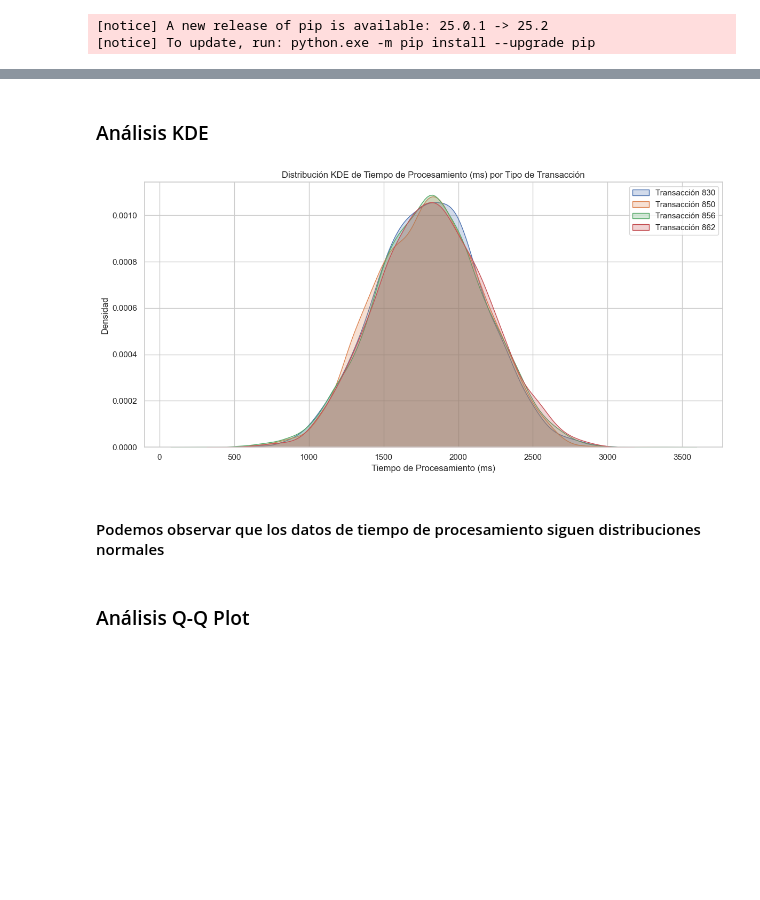
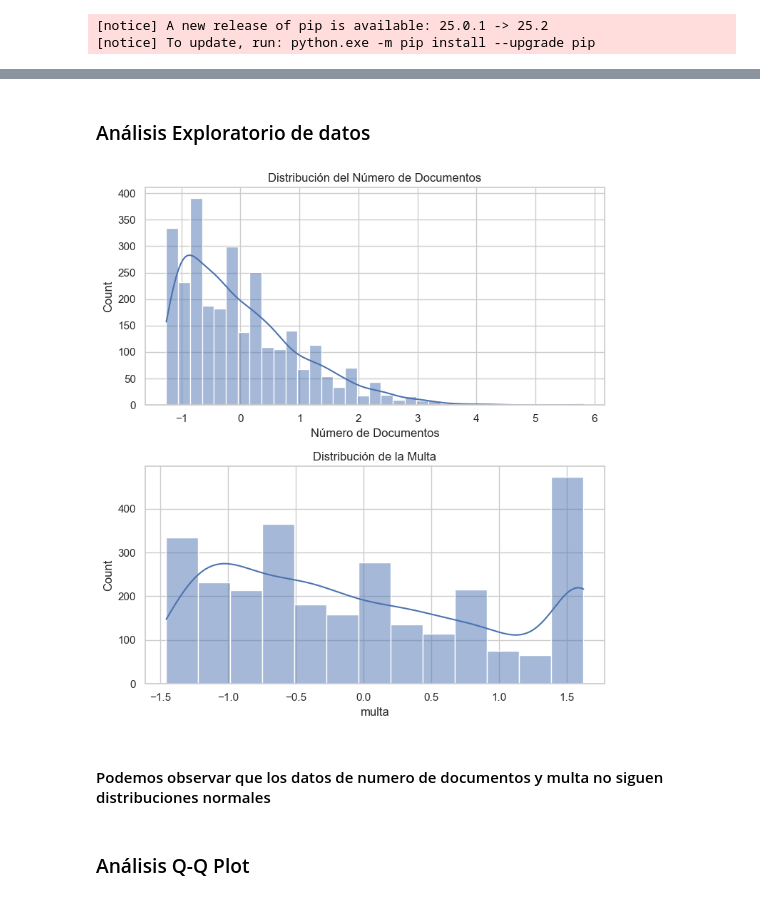
Before and after one commit to isccastillo1977/evidencia1-analisis-estadistico-al05089145, a Jupyter notebook: evidencia1-al05089145-JesusCastillo.ipynb, the cells around one changed output, grey strips where cells are left out. Cells and saved outputs as stored; diff of their text form; code cells hidden in the pictures; blank space fills up the shorter version.

```diff
--- a/evidencia1-al05089145-JesusCastillo.ipynb
+++ b/evidencia1-al05089145-JesusCastillo.ipynb
@@ -243,6 +202,17 @@ le = LabelEncoder()
 dflimpio['Tipo de Error'] = le.fit_transform(dflimpio['Tipo de Error'])
 
 
+
+# Normalización o escalamiento de variables numéricas
+# Seleccionar variables numéricas
+numeric_cols = ['Tamaño del Archivo (KB)', 'Número de Documentos', 'Tiempo de Procesamiento (ms)', 'multa']
+
+# Inicializar el escalador
+scaler = StandardScaler()
+
+# Aplicar escalamiento
+dflimpio[numeric_cols] = scaler.fit_transform(dflimpio[numeric_cols])
+
 dflimpio.head()
 # %% [output]
 |  | Estatus | Transacción | Fecha de Transmisión | Proveedor | Tamaño del Archivo (KB) | Número de Documentos | ... |
@@ -290,40 +224,36 @@ estadisticas_df.sort_values(by="Promedio (ms)", ascending=False)
 # %% [markdown]
-<H3>Análisis KDE</H3>
+<H3>Análisis Exploratorio de datos </H3>
 # %%
+# Importar librerías necesarias
 import pandas as pd
+import numpy as np
 import matplotlib.pyplot as plt
 import seaborn as sns
 
-
-# Configurar estilo de gráficos
+# Configuración de estilo de visualización
 sns.set(style="whitegrid")
 
-# Variables numéricas a analizar
-variables_numericas = [
-    "Tiempo de Procesamiento (ms)"
-]
 
-# Columnas de transacción codificadas
-transaccion_cols = [col for col in df_codificado.columns if col.startswith("Transacción_")]
+# Análisis de la distribución de las variables numéricas
+plt.figure(figsize=(14, 8))
 
-# Crear gráficos KDE para cada variable numérica diferenciando por tipo de transacción
-for var in variables_numericas:
-    plt.figure(figsize=(12, 6))
-    for col in transaccion_cols:
-        tipo = col.replace("Transacción_", "")
-        subset = df_codificado[df_codificado[col] == True][var].dropna()
-        if not subset.empty:
-            sns.kdeplot(subset, label=f"Transacción {tipo}", fill=True)
-    plt.title(f"Distribución KDE de {var} por Tipo de Transacción")
-    plt.xlabel(var)
-    plt.ylabel("Densidad")
-    plt.legend()
-    plt.tight_layout()
-    plt.show()
+
+# Histograma para la variable 'Número de Documentos'
+plt.subplot(2, 2, 2)
+sns.histplot(dflimpio['Número de Documentos'], kde=True)
+plt.title('Distribución del Número de Documentos')
+
+# Histograma para la variable 'multa'
+plt.subplot(2, 2, 4)
+sns.histplot(data_cleaned['multa'], kde=True)
+plt.title('Distribución de la Multa')
+
+plt.tight_layout()
+plt.show()
 # %% [output]
-[figure, old version]
+[figure, new version]
 # %% [markdown]
-<H4>Podemos observar que los datos de tiempo de procesamiento siguen distribuciones normales</H4>
+<H4>Podemos observar que los datos de numero de documentos y multa no siguen distribuciones normales</H4>
 # %% [markdown]
 <h3>Análisis Q-Q Plot</h3>
 # %%
```
Also changed, not shown: parts of 12 cells of this notebook, 1 other file.
